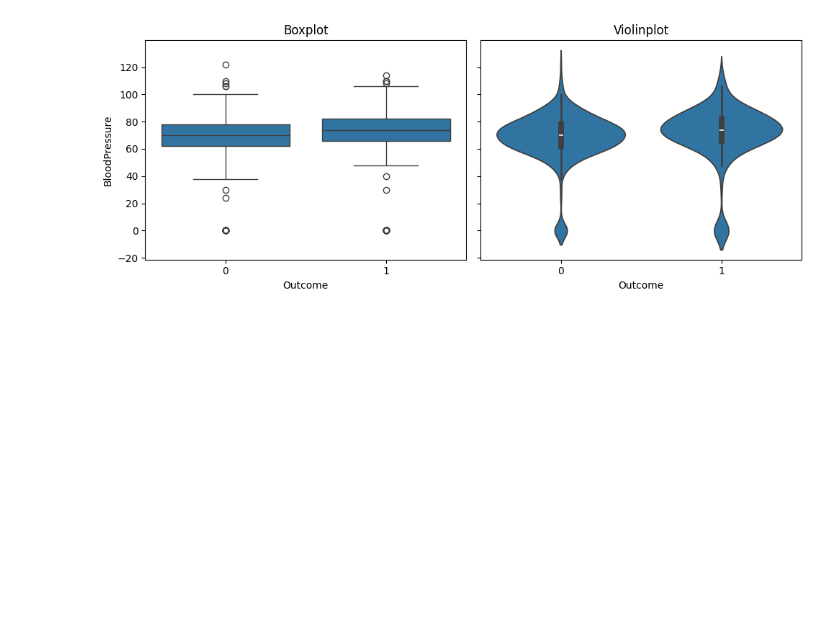
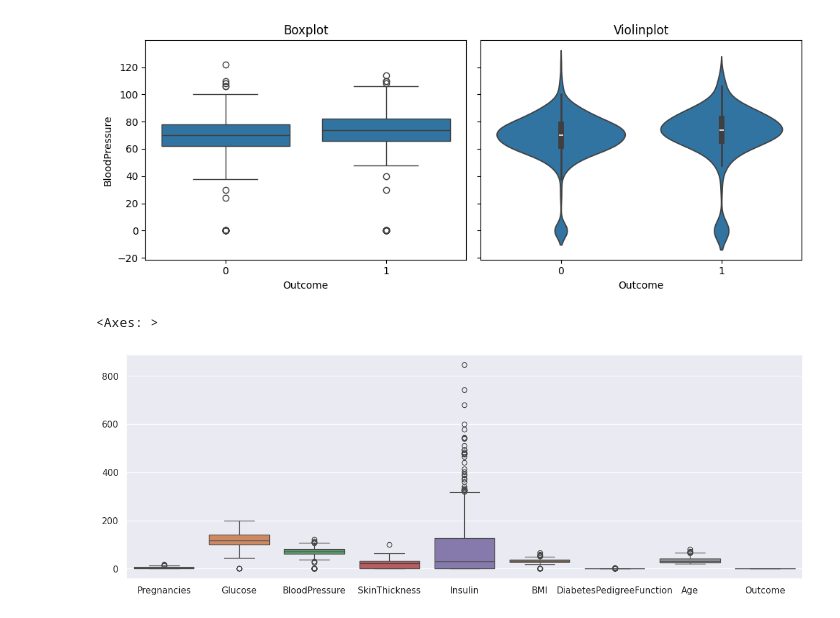
Before and after one commit to MuhammadjonArabov/Python-For-Data-Analytics, a Jupyter notebook: Matplotlib_and_Seaborn.ipynb, the cells around one changed output. Drawn from its saved outputs; the diff is of its cells as text; code cells hidden in the pictures; blank space fills up the shorter version.

```diff
--- a/Matplotlib_and_Seaborn.ipynb
+++ b/Matplotlib_and_Seaborn.ipynb
@@ -20,3 +20,10 @@ plt.tight_layout()
 plt.show()
 # %% [output]
 [figure]
+# %%
+sns.set(rc={'figure.figsize': (15, 5)})
+
+sns.boxplot(data=diabetes.select_dtypes(include='number'))
+# %% [output]
+<Axes: >
+[figure, added]
```
Also changed, not shown: parts of 5 cells of this notebook.
